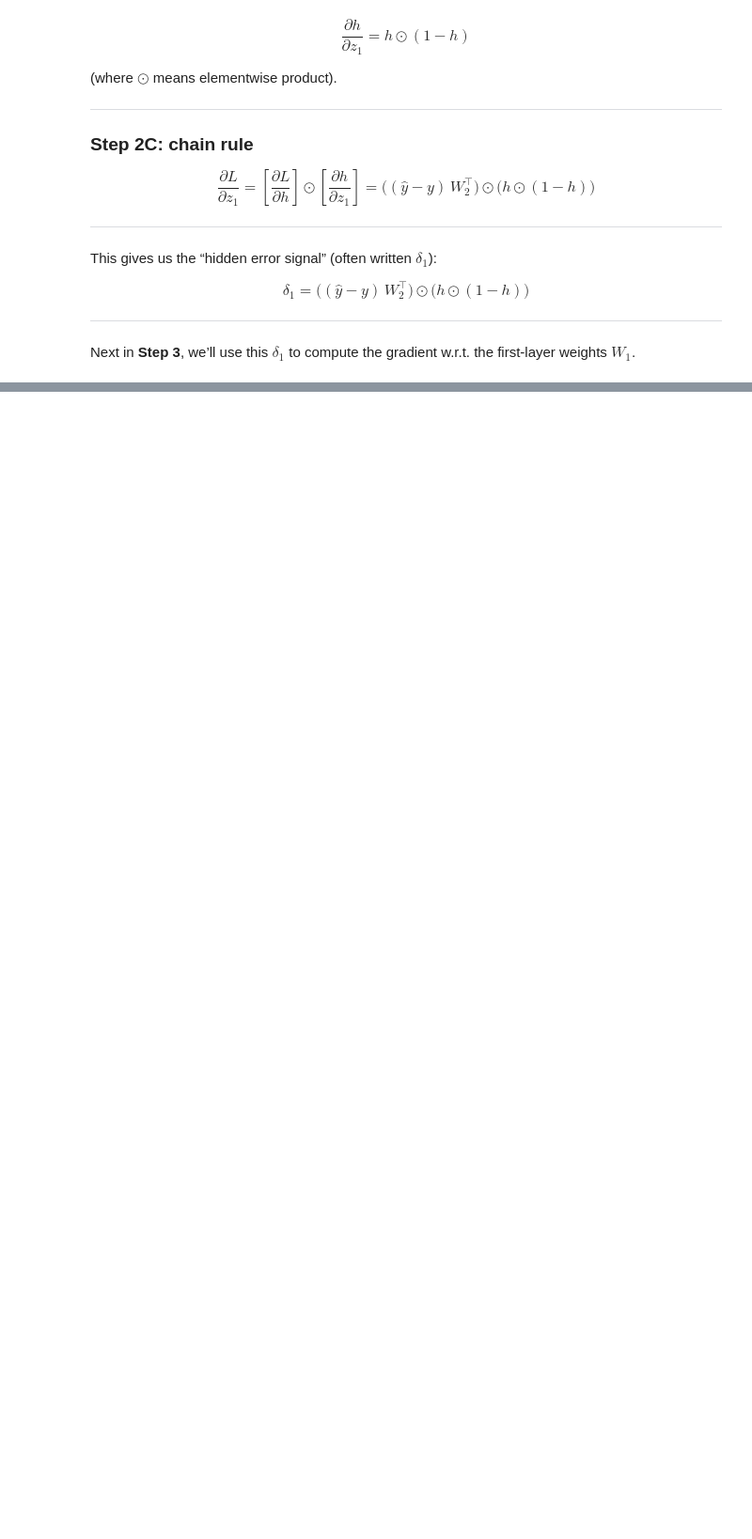
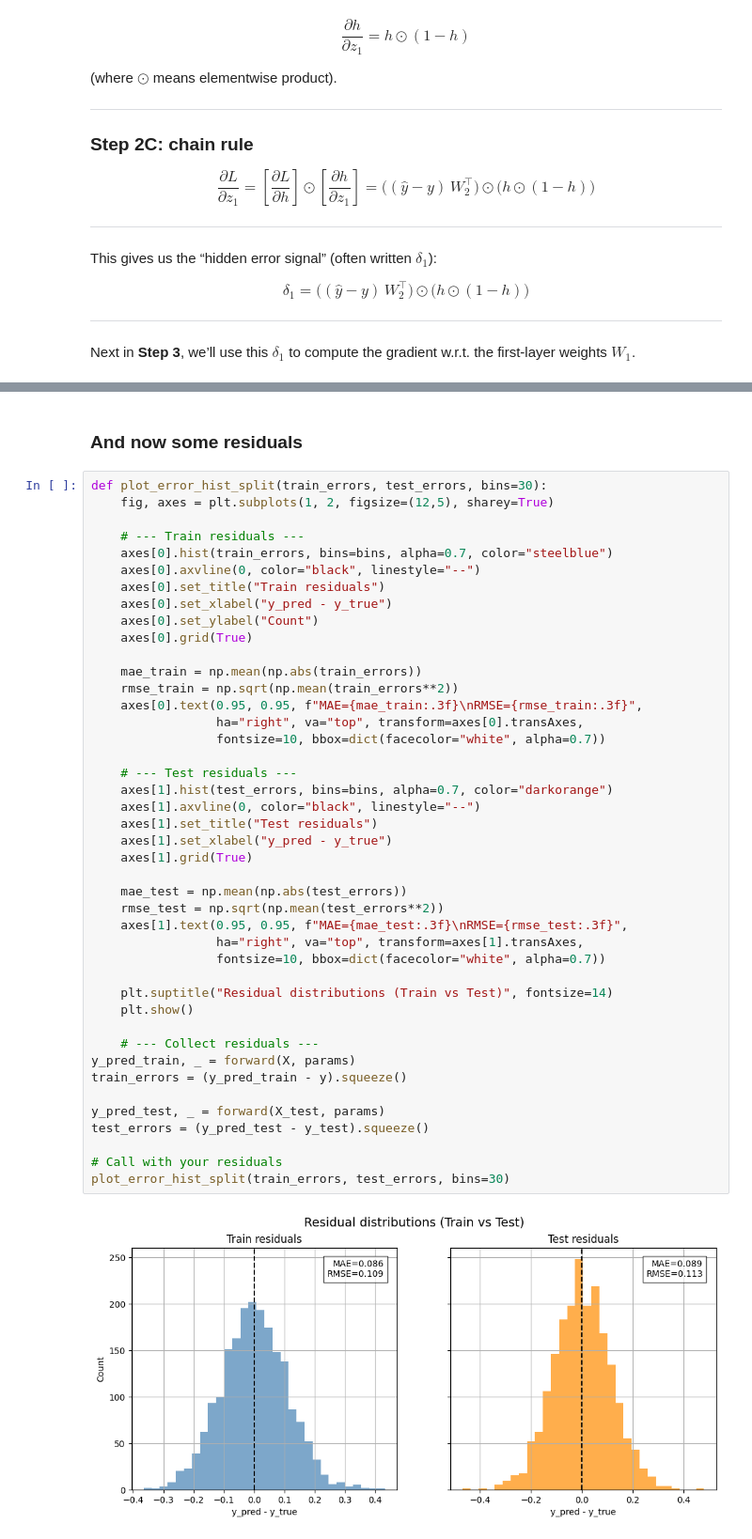
Before and after one commit to boyko11/ml-llm-refresh, a Jupyter notebook: notebooks/04_neural_net.ipynb, the cells around one changed output, grey strips where cells are left out. Shown at 94% size. Drawn from its saved outputs; the diff is of its cells as text; blank space fills up the shorter version.

```diff
--- a/notebooks/04_neural_net.ipynb
+++ b/notebooks/04_neural_net.ipynb
@@ -636,0 +891,47 @@ $$
+# %% [markdown]
+### And now some residuals
+# %%
+def plot_error_hist_split(train_errors, test_errors, bins=30):
+    fig, axes = plt.subplots(1, 2, figsize=(12,5), sharey=True)
+
+    # --- Train residuals ---
+    axes[0].hist(train_errors, bins=bins, alpha=0.7, color="steelblue")
+    axes[0].axvline(0, color="black", linestyle="--")
+    axes[0].set_title("Train residuals")
+    axes[0].set_xlabel("y_pred - y_true")
+    axes[0].set_ylabel("Count")
+    axes[0].grid(True)
+
+    mae_train = np.mean(np.abs(train_errors))
+    rmse_train = np.sqrt(np.mean(train_errors**2))
+    axes[0].text(0.95, 0.95, f"MAE={mae_train:.3f}\nRMSE={rmse_train:.3f}",
+                 ha="right", va="top", transform=axes[0].transAxes,
+                 fontsize=10, bbox=dict(facecolor="white", alpha=0.7))
+
+    # --- Test residuals ---
+    axes[1].hist(test_errors, bins=bins, alpha=0.7, color="darkorange")
+    axes[1].axvline(0, color="black", linestyle="--")
+    axes[1].set_title("Test residuals")
+    axes[1].set_xlabel("y_pred - y_true")
+    axes[1].grid(True)
+
+    mae_test = np.mean(np.abs(test_errors))
+    rmse_test = np.sqrt(np.mean(test_errors**2))
+    axes[1].text(0.95, 0.95, f"MAE={mae_test:.3f}\nRMSE={rmse_test:.3f}",
+                 ha="right", va="top", transform=axes[1].transAxes,
+                 fontsize=10, bbox=dict(facecolor="white", alpha=0.7))
+
+    plt.suptitle("Residual distributions (Train vs Test)", fontsize=14)
+    plt.show()
+
+    # --- Collect residuals ---
+y_pred_train, _ = forward(X, params)
+train_errors = (y_pred_train - y).squeeze()
+
+y_pred_test, _ = forward(X_test, params)
+test_errors = (y_pred_test - y_test).squeeze()
+
+# Call with your residuals
+plot_error_hist_split(train_errors, test_errors, bins=30)
+# %% [output]
+[figure, added]
```
Also changed, not shown: parts of 23 cells of this notebook, 1 other file.
